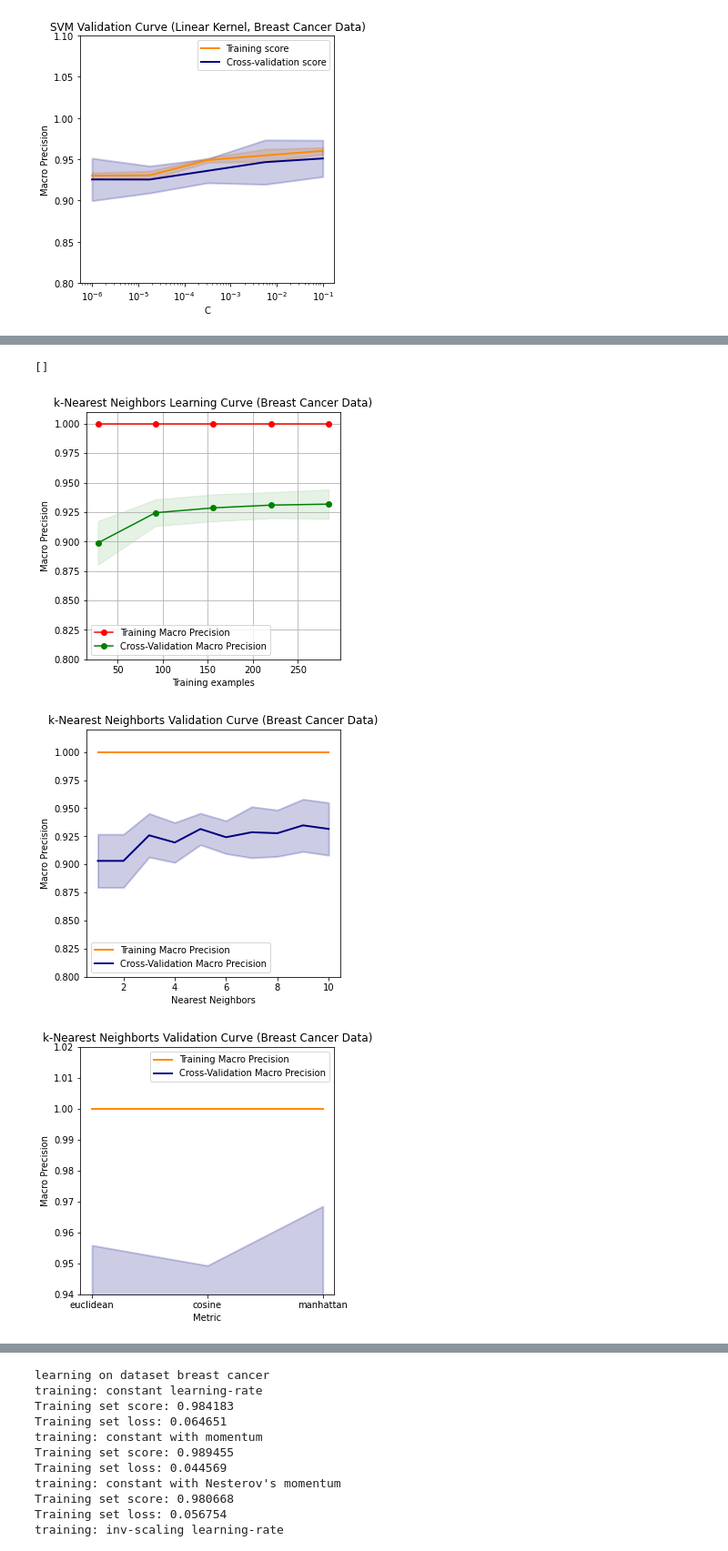
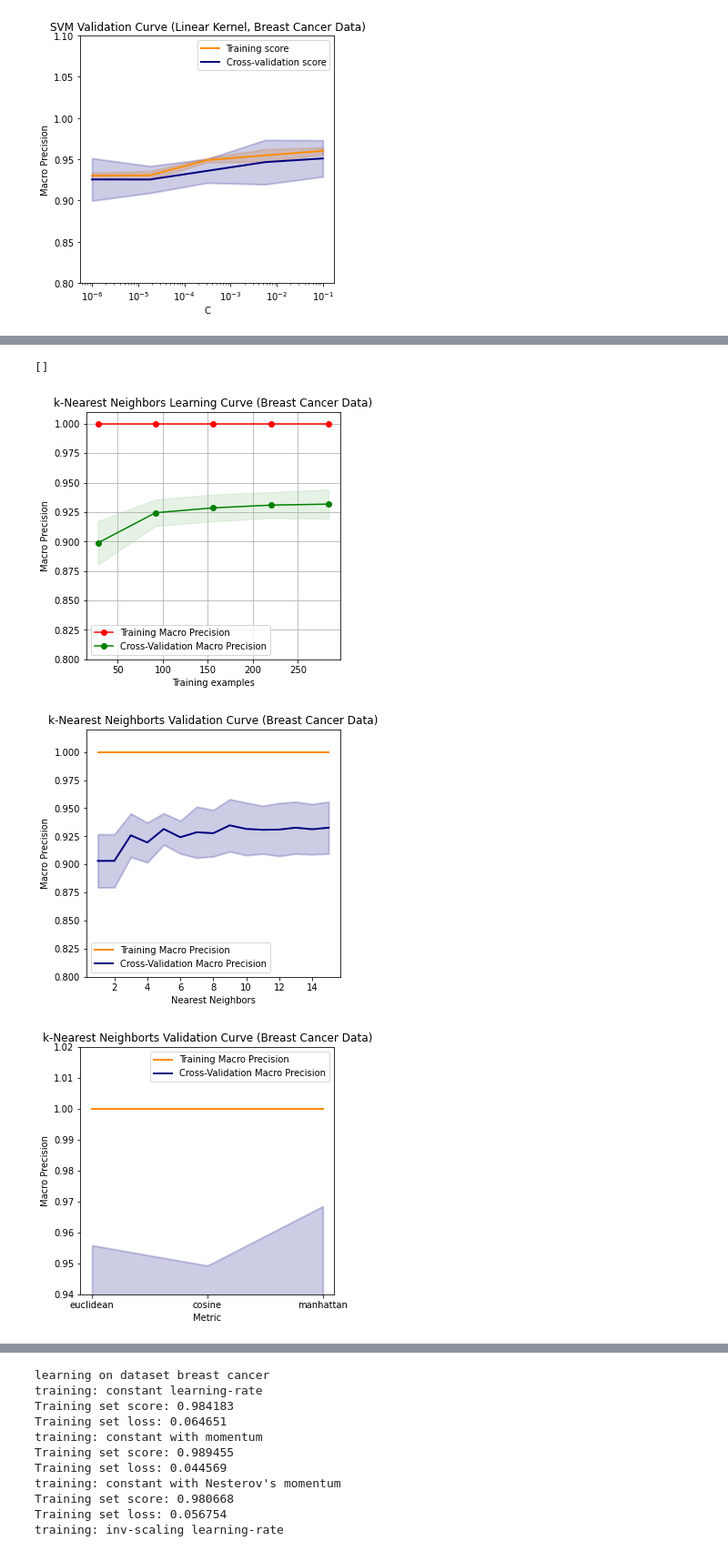
Before and after one commit to sharp-productions/meh, a Jupyter notebook: Cancer.ipynb, the cells around one changed output, grey strips where cells are left out. Shown at 91% size. Saved outputs shown, nothing was run; the diff lists cells and outputs as text; code cells hidden in the pictures.

```diff
--- a/Cancer.ipynb
+++ b/Cancer.ipynb
@@ -1518,7 +1718,7 @@ subset_mask = np.isin(y, [0, 1, 2, 3, 4, 5, 6, 7, 8, 9])  # binary classificatio
 X, y = X[subset_mask], y[subset_mask]
 
 # param_range = np.logspace(-6, -1, 5)
-param_range = range(1, 11)
+param_range = range(1, 16)
 train_scores, test_scores = validation_curve(
     clf,
     X,
@@ -1695,6 +1895,6 @@ Confusion matrix:
 []
 [figure]
-[figure, old version]
+[figure, new version]
 [figure]
 [figure]
 # %%
```
Also changed, not shown: parts of 4 cells of this notebook.
